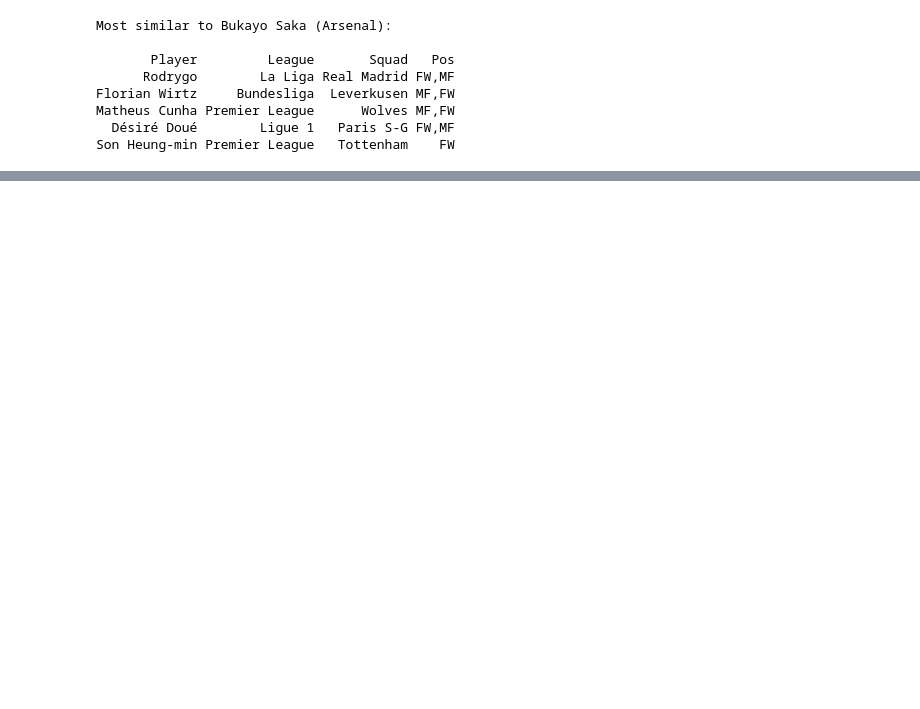
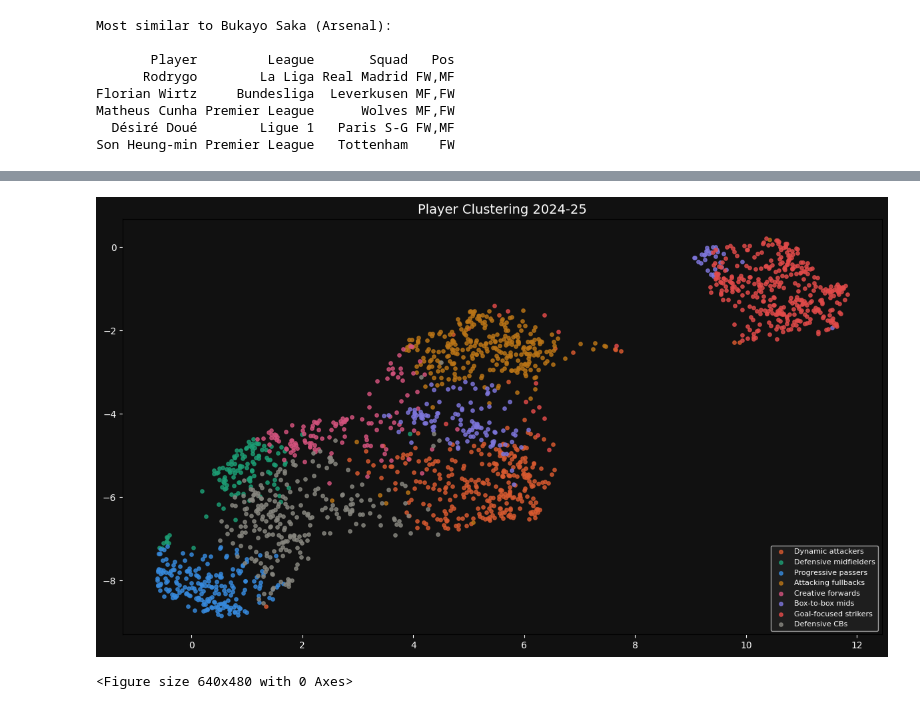
Before and after one commit to PenguinnSid/Football-stats-clustering-and-analysis, a Jupyter notebook: Clustering.ipynb, the cells around one changed output, grey strips where cells are left out. Drawn from its saved outputs; the diff is of its cells as text; code cells hidden in the pictures; blank space fills up the shorter version.

Commit message:
Added clustering graph

```diff
--- a/Clustering.ipynb
+++ b/Clustering.ipynb
@@ -109,0 +109,48 @@ NameError: name 'pickle' is not defined
+# %%
+"""Visualization of the clusters in 2D"""
+
+CLUSTER_NAMES = {
+    0: "Dynamic attackers",
+    1: "Defensive midfielders",
+    2: "Progressive passers",
+    3: "Attacking fullbacks",
+    4: "Creative forwards",
+    5: "Box-to-box mids",
+    6: "Goal-focused strikers",
+    7: "Defensive CBs"
+}
+
+CLUSTER_COLORS = {
+    0: "#D85A30",
+    1: "#1D9E75",
+    2: "#378ADD",
+    3: "#BA7517",
+    4: "#D4537E",
+    5: "#7F77DD",
+    6: "#E24B4A",
+    7: "#888780"
+}
+
+fig, ax = plt.subplots(figsize=(12, 7))
+fig.patch.set_facecolor('#111111')
+ax.set_facecolor('#111111')
+
+for cluster_id in sorted(outfield['cluster'].unique()):
+    subset = outfield[outfield['cluster'] == cluster_id]
+    ax.scatter(
+        subset['umap_x'], subset['umap_y'],
+        c=CLUSTER_COLORS[cluster_id],
+        label=CLUSTER_NAMES[cluster_id],
+        s=15, alpha=0.8
+    )
+
+ax.legend(loc='lower right', fontsize=8, facecolor='#222222', labelcolor='white')
+ax.set_title('Player Clustering 2024-25', color='white', fontsize=14)
+ax.tick_params(colors='white')
+
+plt.tight_layout()
+plt.show()
+plt.savefig('clustering_plot.png', dpi=150, bbox_inches='tight', facecolor='#111111')
+# %% [output]
+[figure, added]
+<Figure size 640x480 with 0 Axes>
```
Also changed, not shown: parts of 2 cells of this notebook, 1 other file.
